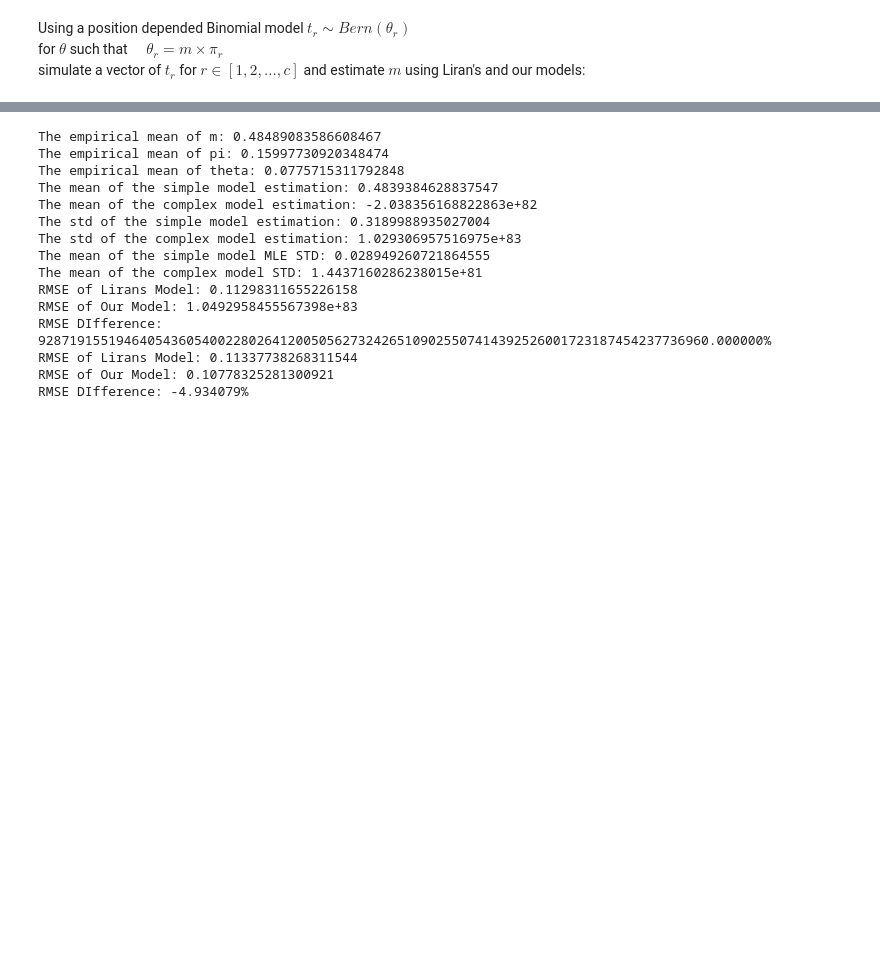
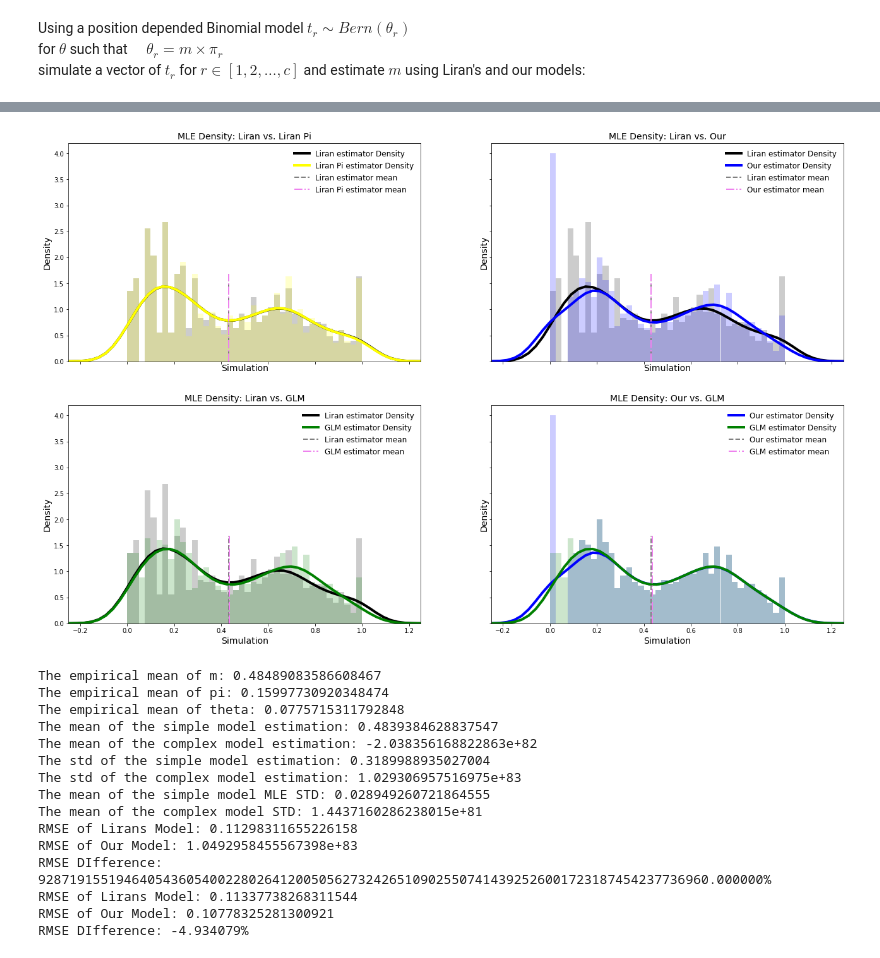
Before and after one commit to kod5kod/RandomResearch, a Jupyter notebook: deamination_simulation_v3.ipynb, the cells around one changed output, grey strips where cells are left out. Saved outputs shown, nothing was run; the diff lists cells and outputs as text; code cells hidden in the pictures; blank space fills up the shorter version.

```diff
--- a/deamination_simulation_v3.ipynb
+++ b/deamination_simulation_v3.ipynb
@@ -285,3 +337,7 @@ make_scatters(output['output_est'])
+# %%
+make_densities(output['output_est'])
+# %% [output]
+[figure, added]
 # %%
 # Parameters:
 # General:
```
Also changed, not shown: parts of 5 cells of this notebook.
